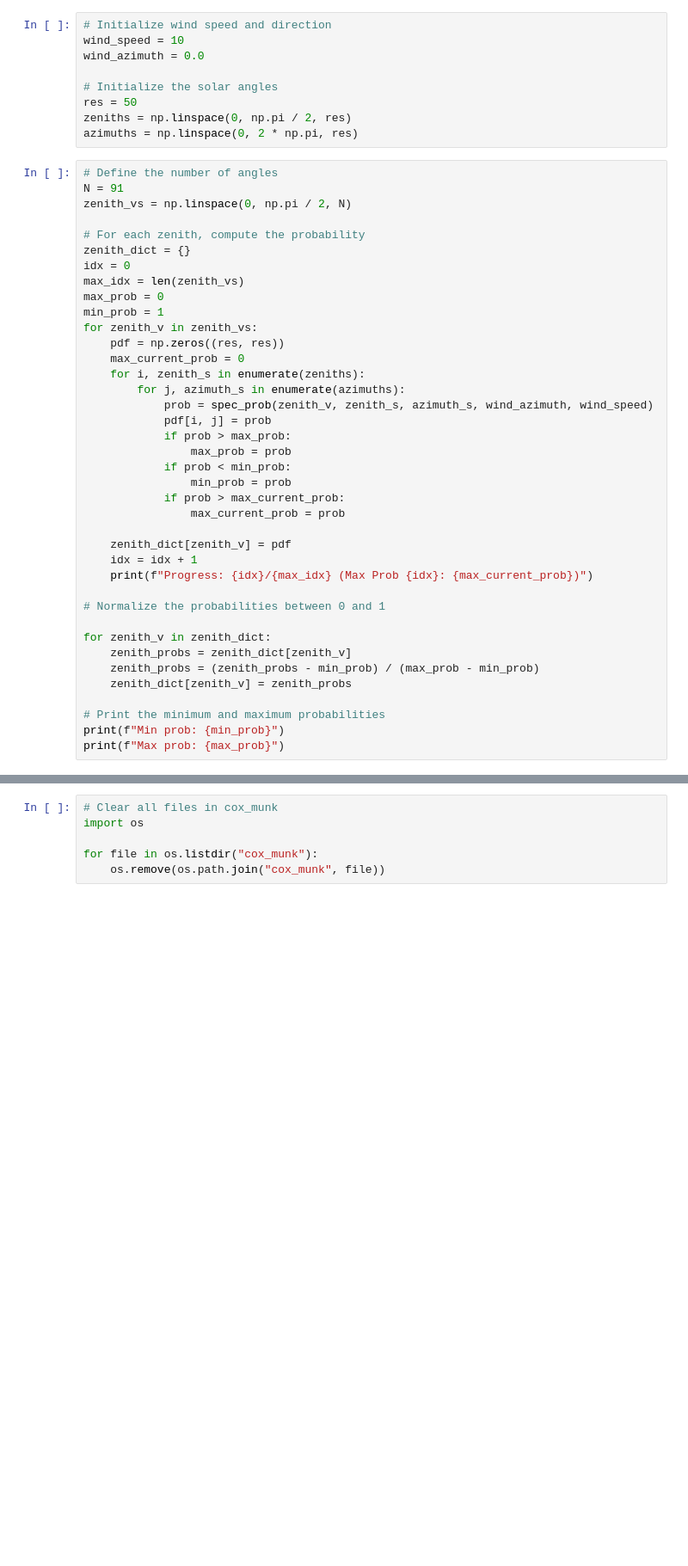
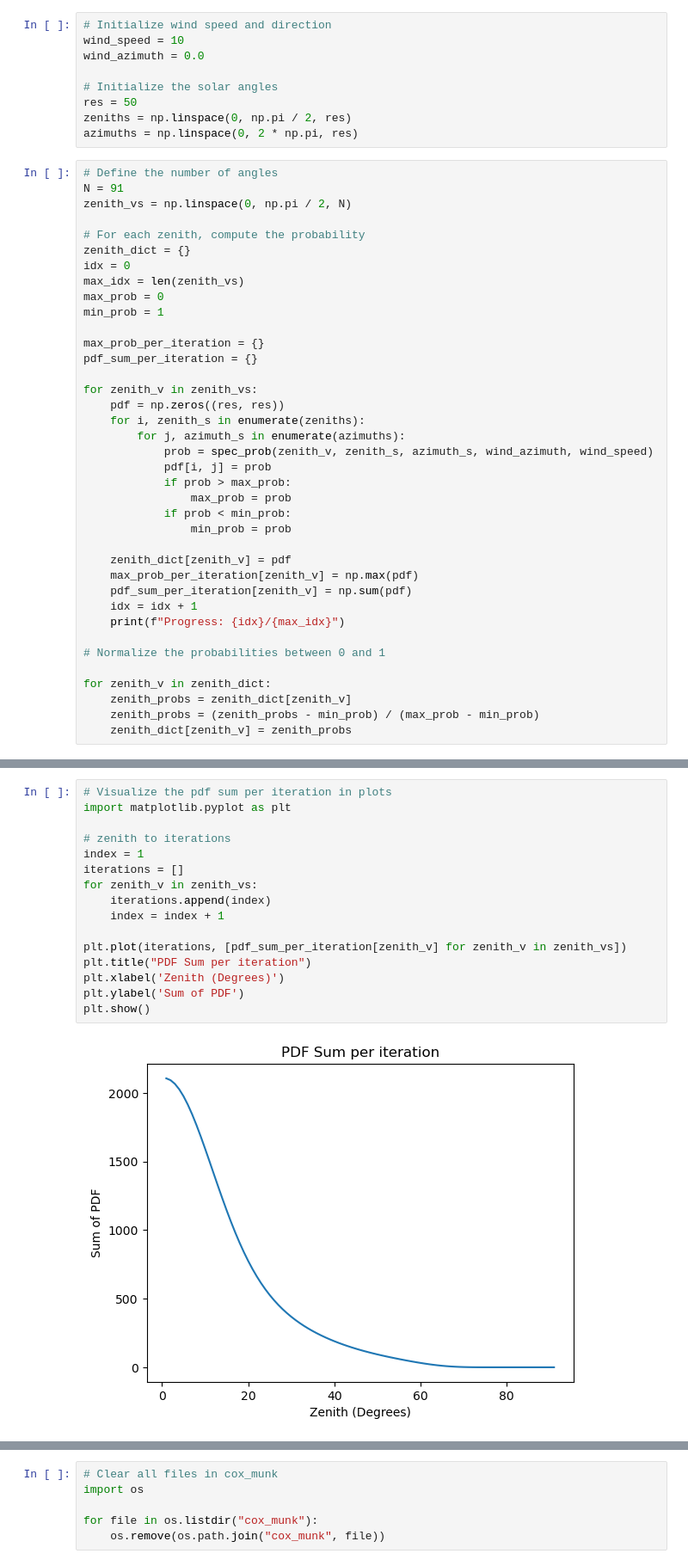
Before and after one commit to PolyRocketMatt/eradiate, a Jupyter notebook: notebooks/cox_munk.ipynb, the cells around one changed output, grey strips where cells are left out. Shown at 86% size. Drawn from its saved outputs; the diff is of its cells as text; blank space fills up the shorter version.

Commit message:
Add pdf visualizations for Cox-Munk distributions

```diff
--- a/notebooks/cox_munk.ipynb
+++ b/notebooks/cox_munk.ipynb
@@ -73,9 +73,12 @@ idx = 0
 max_idx = len(zenith_vs)
 max_prob = 0
 min_prob = 1
+
+max_prob_per_iteration = {}
+pdf_sum_per_iteration = {}
+
 for zenith_v in zenith_vs:
     pdf = np.zeros((res, res))
-    max_current_prob = 0
     for i, zenith_s in enumerate(zeniths):
         for j, azimuth_s in enumerate(azimuths):
             prob = spec_prob(zenith_v, zenith_s, azimuth_s, wind_azimuth, wind_speed)
@@ -84,12 +87,12 @@ for zenith_v in zenith_vs:
                 max_prob = prob
             if prob < min_prob:
                 min_prob = prob
-            if prob > max_current_prob:
-                max_current_prob = prob
 
     zenith_dict[zenith_v] = pdf
+    max_prob_per_iteration[zenith_v] = np.max(pdf)
+    pdf_sum_per_iteration[zenith_v] = np.sum(pdf)
     idx = idx + 1
-    print(f"Progress: {idx}/{max_idx} (Max Prob {idx}: {max_current_prob})")
+    print(f"Progress: {idx}/{max_idx}")
 
 # Normalize the probabilities between 0 and 1
 
@@ -97,8 +100,4 @@ for zenith_v in zenith_dict:
     zenith_probs = zenith_dict[zenith_v]
     zenith_probs = (zenith_probs - min_prob) / (max_prob - min_prob)
     zenith_dict[zenith_v] = zenith_probs
-
-# Print the minimum and maximum probabilities
-print(f"Min prob: {min_prob}")
-print(f"Max prob: {max_prob}")
 # %% [output]
@@ -121,0 +121,18 @@ Max prob: 6.662446520240067
+# %%
+# Visualize the pdf sum per iteration in plots
+import matplotlib.pyplot as plt
+
+# zenith to iterations
+index = 1
+iterations = []
+for zenith_v in zenith_vs:
+    iterations.append(index)
+    index = index + 1
+
+plt.plot(iterations, [pdf_sum_per_iteration[zenith_v] for zenith_v in zenith_vs])
+plt.title("PDF Sum per iteration")
+plt.xlabel('Zenith (Degrees)')
+plt.ylabel('Sum of PDF')
+plt.show()
+# %% [output]
+[figure, added]
```
Also changed, not shown: parts of 2 cells of this notebook, 1 other file.
